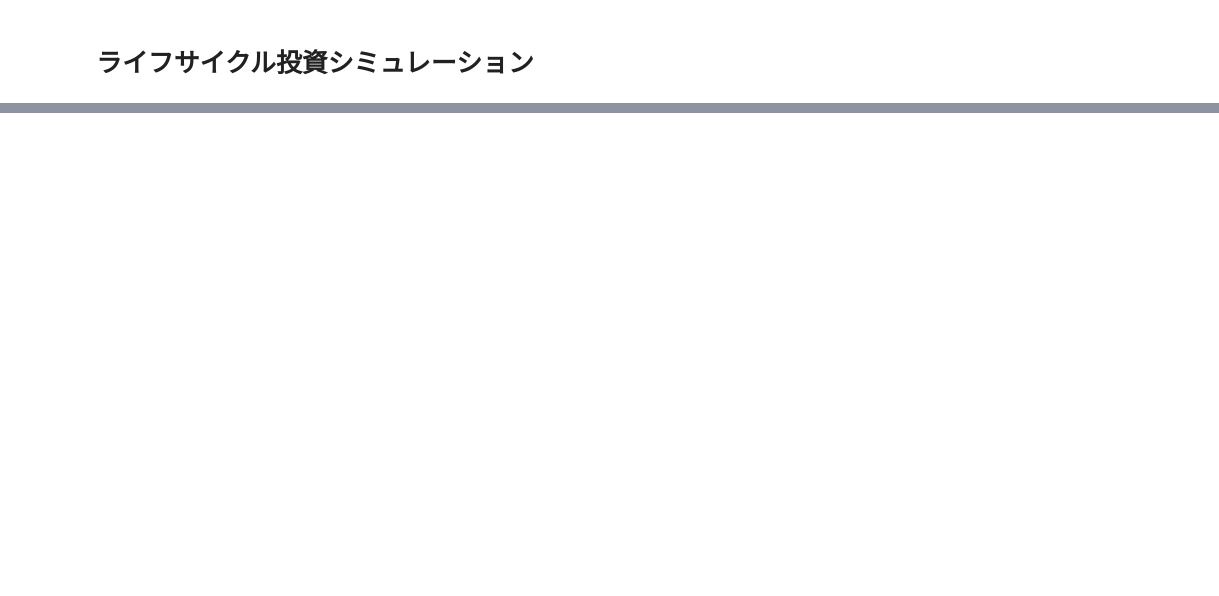
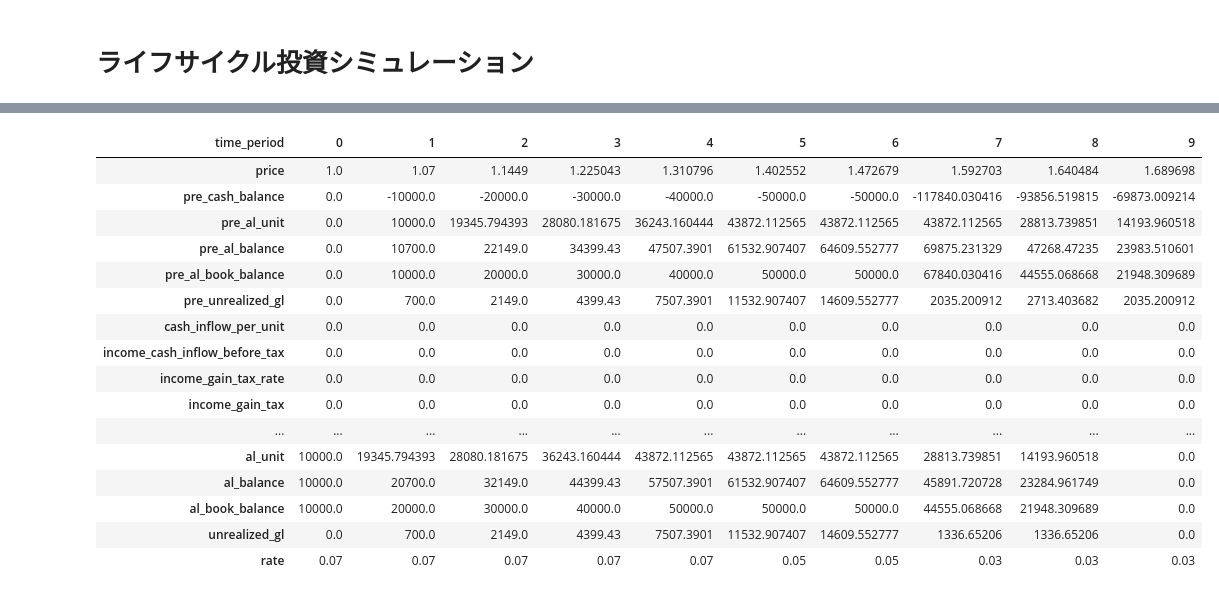
Before and after one commit to well-living/FPy, a Jupyter notebook: examples/s04_lifecycle_investment.ipynb, the cells around one changed output, grey strips where cells are left out. Cells and saved outputs as stored; diff of their text form; code cells hidden in the pictures; blank space fills up the shorter version.

```diff
--- a/examples/s04_lifecycle_investment.ipynb
+++ b/examples/s04_lifecycle_investment.ipynb
@@ -43,19 +79,37 @@ results.T
 # %%
 # Different rates for each phase
-simulator = LifecycleInvestmentSimulator(
+simulator = LifecycleInvestSimulator(
     contribution_amount=10000,
 
     # Different rates for each phase
     rate_during_accumulation=0.07,  # Higher growth during accumulation
     rate_during_hold=0.05,          # Moderate growth during hold
     rate_during_decumulation=0.03,  # Conservative during decumulation
 
     # Period-based specification
     accumulation_periods=5,
     hold_periods=2,
     decumulation_periods=3,
 )
 
 results = simulator.simulate()
 results.T
+# %% [output]
+| time_period | 0 | 1 | 2 | 3 | 4 | 5 | 6 | 7 | 8 | 9 |
+| price | 1.0 | 1.07 | 1.1449 | 1.225043 | 1.310796 | 1.402552 | 1.472679 | 1.592703 | 1.640484 | 1.689698 |
+| pre_cash_balance | 0.0 | -10000.0 | -20000.0 | -30000.0 | -40000.0 | -50000.0 | -50000.0 | -117840.030416 | -93856.519815 | -69873.009214 |
+| pre_al_unit | 0.0 | 10000.0 | 19345.794393 | 28080.181675 | 36243.160444 | 43872.112565 | 43872.112565 | 43872.112565 | 28813.739851 | 14193.960518 |
+| pre_al_balance | 0.0 | 10700.0 | 22149.0 | 34399.43 | 47507.3901 | 61532.907407 | 64609.552777 | 69875.231329 | 47268.47235 | 23983.510601 |
+| pre_al_book_balance | 0.0 | 10000.0 | 20000.0 | 30000.0 | 40000.0 | 50000.0 | 50000.0 | 67840.030416 | 44555.068668 | 21948.309689 |
+| pre_unrealized_gl | 0.0 | 700.0 | 2149.0 | 4399.43 | 7507.3901 | 11532.907407 | 14609.552777 | 2035.200912 | 2713.403682 | 2035.200912 |
+| cash_inflow_per_unit | 0.0 | 0.0 | 0.0 | 0.0 | 0.0 | 0.0 | 0.0 | 0.0 | 0.0 | 0.0 |
+| income_cash_inflow_before_tax | 0.0 | 0.0 | 0.0 | 0.0 | 0.0 | 0.0 | 0.0 | 0.0 | 0.0 | 0.0 |
+| income_gain_tax_rate | 0.0 | 0.0 | 0.0 | 0.0 | 0.0 | 0.0 | 0.0 | 0.0 | 0.0 | 0.0 |
+| income_gain_tax | 0.0 | 0.0 | 0.0 | 0.0 | 0.0 | 0.0 | 0.0 | 0.0 | 0.0 | 0.0 |
+| ... | ... | ... | ... | ... | ... | ... | ... | ... | ... | ... |
+| al_unit | 10000.0 | 19345.794393 | 28080.181675 | 36243.160444 | 43872.112565 | 43872.112565 | 43872.112565 | 28813.739851 | 14193.960518 | 0.0 |
+| al_balance | 10000.0 | 20700.0 | 32149.0 | 44399.43 | 57507.3901 | 61532.907407 | 64609.552777 | 45891.720728 | 23284.961749 | 0.0 |
+| al_book_balance | 10000.0 | 20000.0 | 30000.0 | 40000.0 | 50000.0 | 50000.0 | 50000.0 | 44555.068668 | 21948.309689 | 0.0 |
+| unrealized_gl | 0.0 | 700.0 | 2149.0 | 4399.43 | 7507.3901 | 11532.907407 | 14609.552777 | 1336.65206 | 1336.65206 | 0.0 |
+| rate | 0.07 | 0.07 | 0.07 | 0.07 | 0.07 | 0.05 | 0.05 | 0.03 | 0.03 | 0.03 |
 # %%
```
Also changed, not shown: parts of 10 cells of this notebook, 2 other files.
